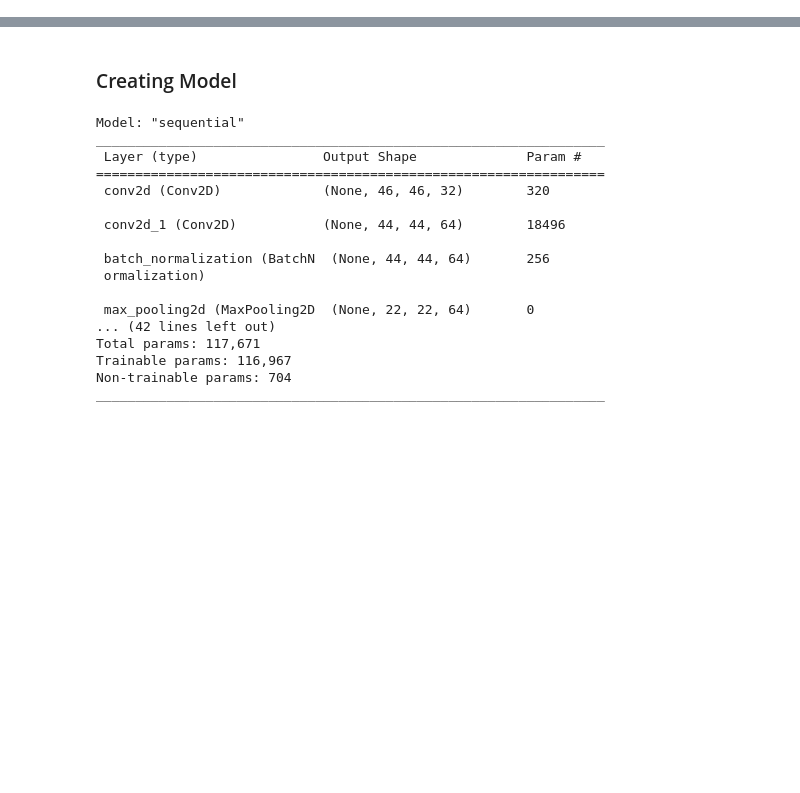
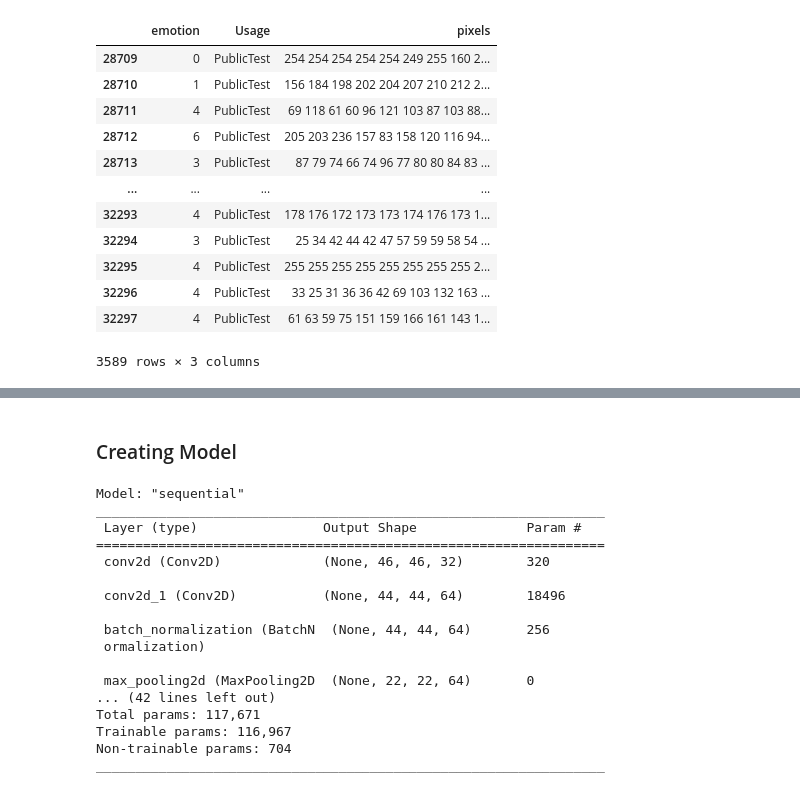
Before and after one commit to emirhanlatif/Emotion_detection, a Jupyter notebook: emotion_detection.ipynb, the cells around one changed output, grey strips where cells are left out. Saved outputs shown, nothing was run; the diff lists cells and outputs as text; code cells hidden in the pictures; blank space fills up the shorter version.

```diff
--- a/emotion_detection.ipynb
+++ b/emotion_detection.ipynb
@@ -85,0 +14,2 @@ print(train_generator.class_indices)
+# %%
+df = pd.read_csv('C:/Users/Emirhan/Desktop/emotions/icml_face_data.csv')
@@ -85,0 +68,16 @@ print(train_generator.class_indices)
+# %%
+test
+# %% [output]
+|  | emotion | Usage | pixels |
+| 28709 | 0 | PublicTest | 254 254 254 254 254 249 255 160 2... |
+| 28710 | 1 | PublicTest | 156 184 198 202 204 207 210 212 2... |
+| 28711 | 4 | PublicTest | 69 118 61 60 96 121 103 87 103 88... |
+| 28712 | 6 | PublicTest | 205 203 236 157 83 158 120 116 94... |
+| 28713 | 3 | PublicTest | 87 79 74 66 74 96 77 80 80 84 83 ... |
+| ... | ... | ... | ... |
+| 32293 | 4 | PublicTest | 178 176 172 173 173 174 176 173 1... |
+| 32294 | 3 | PublicTest | 25 34 42 44 42 47 57 59 59 58 54 ... |
+| 32295 | 4 | PublicTest | 255 255 255 255 255 255 255 255 2... |
+| 32296 | 4 | PublicTest | 33 25 31 36 36 42 69 103 132 163 ... |
+| 32297 | 4 | PublicTest | 61 63 59 75 151 159 166 161 143 1... |
+3589 rows × 3 columns
```
Also changed, not shown: parts of 54 cells of this notebook.
